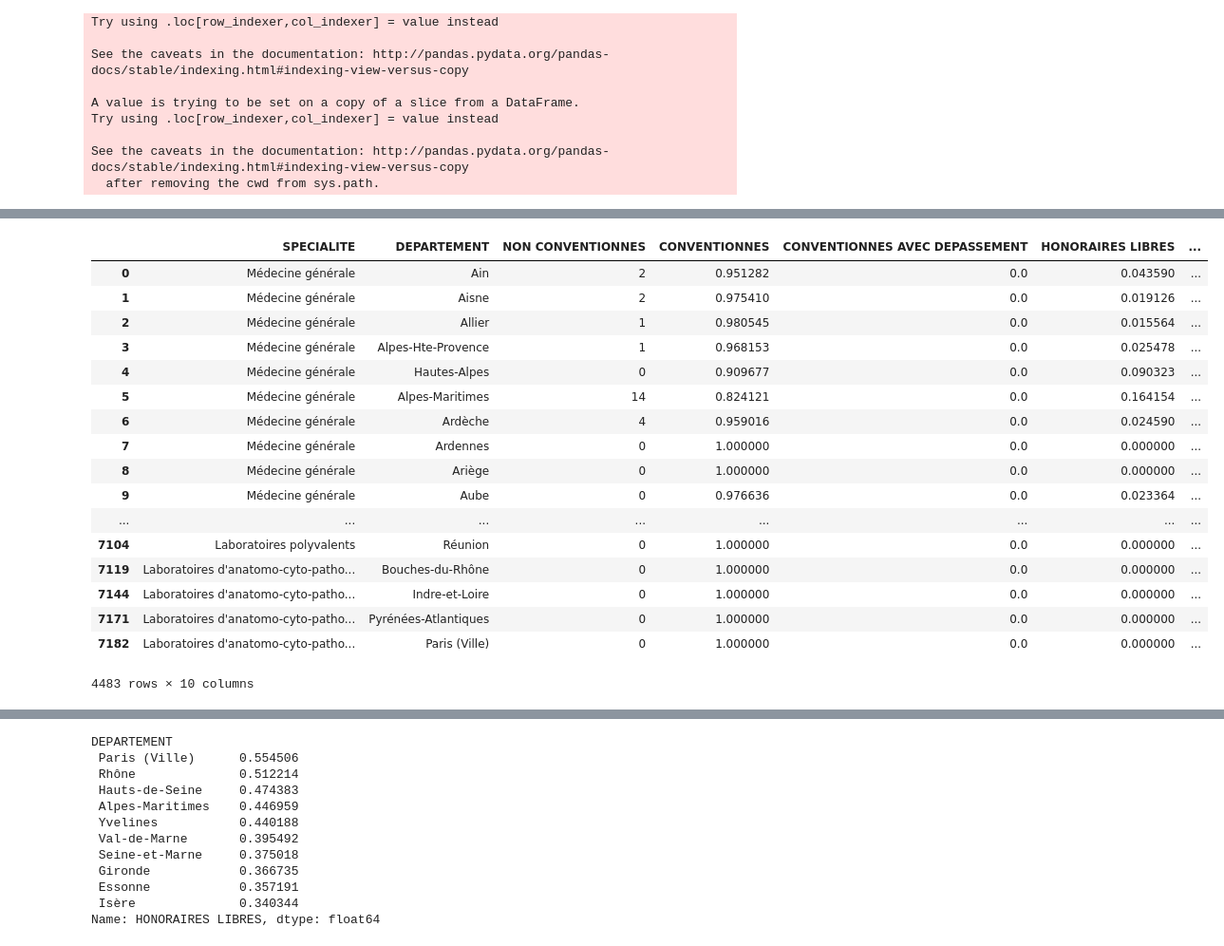
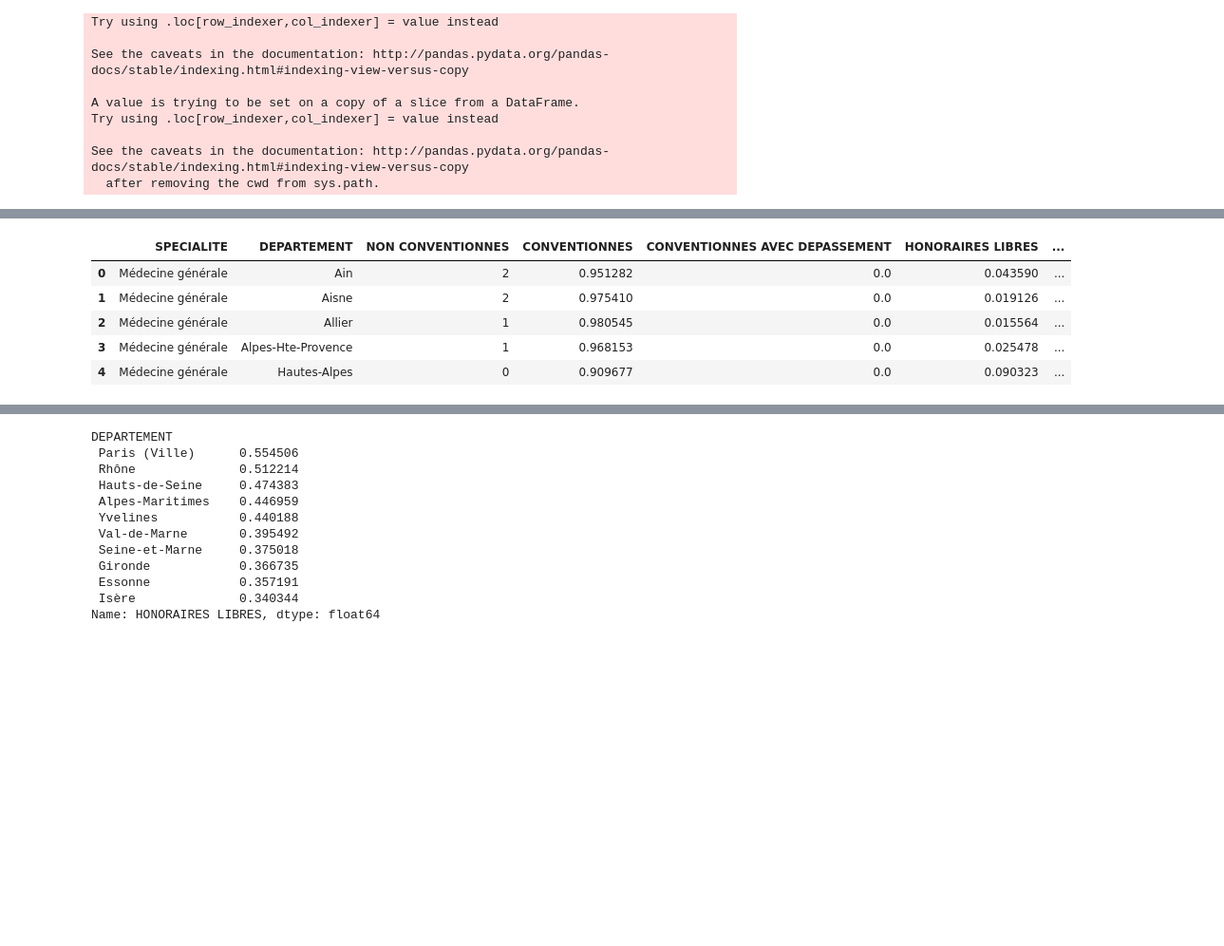
Before and after one commit to MS-BGD-2018-KIT-BIGDATA/Remi-Ferreira, a Jupyter notebook: Lesson5/Analyse_medecins.ipynb, the cells around one changed output, grey strips where cells are left out. Shown at 95% size. Cells and saved outputs as stored; diff of their text form; code cells hidden in the pictures; blank space fills up the shorter version.

```diff
--- a/Lesson5/Analyse_medecins.ipynb
+++ b/Lesson5/Analyse_medecins.ipynb
@@ -133,25 +121,13 @@ See the caveats in the documentation: http://pandas.pydata.org/pandas-docs/stabl
 # %%
 df2 = df2.dropna(subset=["CONVENTIONNES"])
-df2
+df2.head()
 # %% [output]
 |  | SPECIALITE | DEPARTEMENT | NON CONVENTIONNES | CONVENTIONNES | CONVENTIONNES AVEC DEPASSEMENT | HONORAIRES LIBRES | ... |
 | 0 | Médecine générale | Ain | 2 | 0.951282 | 0.0 | 0.043590 | ... |
 | 1 | Médecine générale | Aisne | 2 | 0.975410 | 0.0 | 0.019126 | ... |
 | 2 | Médecine générale | Allier | 1 | 0.980545 | 0.0 | 0.015564 | ... |
 | 3 | Médecine générale | Alpes-Hte-Provence | 1 | 0.968153 | 0.0 | 0.025478 | ... |
 | 4 | Médecine générale | Hautes-Alpes | 0 | 0.909677 | 0.0 | 0.090323 | ... |
-| 5 | Médecine générale | Alpes-Maritimes | 14 | 0.824121 | 0.0 | 0.164154 | ... |
-| 6 | Médecine générale | Ardèche | 4 | 0.959016 | 0.0 | 0.024590 | ... |
-| 7 | Médecine générale | Ardennes | 0 | 1.000000 | 0.0 | 0.000000 | ... |
-| 8 | Médecine générale | Ariège | 0 | 1.000000 | 0.0 | 0.000000 | ... |
-| 9 | Médecine générale | Aube | 0 | 0.976636 | 0.0 | 0.023364 | ... |
-| ... | ... | ... | ... | ... | ... | ... | ... |
-| 7104 | Laboratoires polyvalents | Réunion | 0 | 1.000000 | 0.0 | 0.000000 | ... |
-| 7119 | Laboratoires d'anatomo-cyto-patho... | Bouches-du-Rhône | 0 | 1.000000 | 0.0 | 0.000000 | ... |
-| 7144 | Laboratoires d'anatomo-cyto-patho... | Indre-et-Loire | 0 | 1.000000 | 0.0 | 0.000000 | ... |
-| 7171 | Laboratoires d'anatomo-cyto-patho... | Pyrénées-Atlantiques | 0 | 1.000000 | 0.0 | 0.000000 | ... |
-| 7182 | Laboratoires d'anatomo-cyto-patho... | Paris (Ville) | 0 | 1.000000 | 0.0 | 0.000000 | ... |
-4483 rows × 10 columns
 # %%
 # On juge que s'il y a moins de 10 médecins spécialisés dans un région
 # le ratio des conventionnésn'est pas représentatif
```
Also changed, not shown: parts of 14 cells of this notebook.
